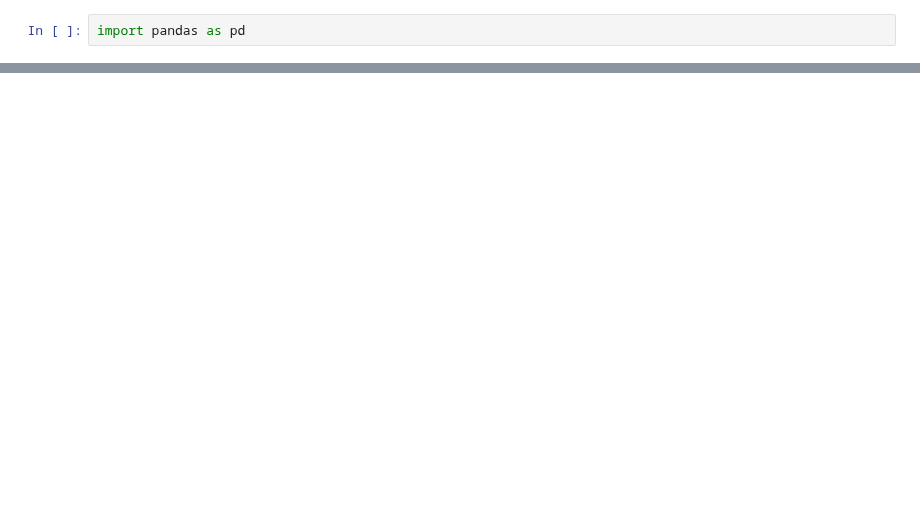
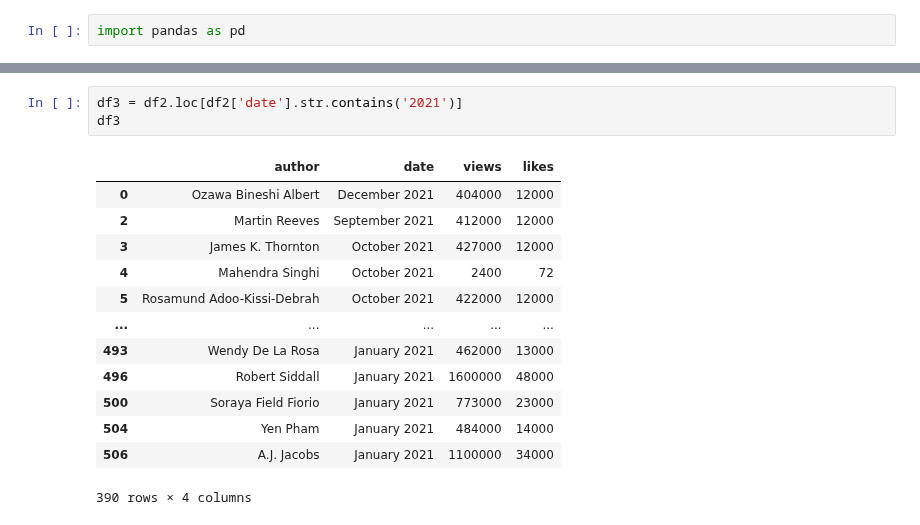
Before and after one commit to mananbhatt5/Tamid-TechEdu-S22, a Jupyter notebook: Week5/JoshLeeman-week5.ipynb, the cells around one changed output, grey strips where cells are left out. Drawn from its saved outputs; the diff is of its cells as text; blank space fills up the shorter version.

```diff
--- a/Week5/JoshLeeman-week5.ipynb
+++ b/Week5/JoshLeeman-week5.ipynb
@@ -7,0 +49,17 @@ FileNotFoundError: [Errno 2] No such file or directory: 'C:/Users/JoshLeeman/src
+# %%
+df3 = df2.loc[df2['date'].str.contains('2021')]
+df3
+# %% [output]
+|  | author | date | views | likes |
+| 0 | Ozawa Bineshi Albert | December 2021 | 404000 | 12000 |
+| 2 | Martin Reeves | September 2021 | 412000 | 12000 |
+| 3 | James K. Thornton | October 2021 | 427000 | 12000 |
+| 4 | Mahendra Singhi | October 2021 | 2400 | 72 |
+| 5 | Rosamund Adoo-Kissi-Debrah | October 2021 | 422000 | 12000 |
+| ... | ... | ... | ... | ... |
+| 493 | Wendy De La Rosa | January 2021 | 462000 | 13000 |
+| 496 | Robert Siddall | January 2021 | 1600000 | 48000 |
+| 500 | Soraya Field Fiorio | January 2021 | 773000 | 23000 |
+| 504 | Yen Pham | January 2021 | 484000 | 14000 |
+| 506 | A.J. Jacobs | January 2021 | 1100000 | 34000 |
+390 rows × 4 columns
```
Also changed, not shown: parts of 6 cells of this notebook.
